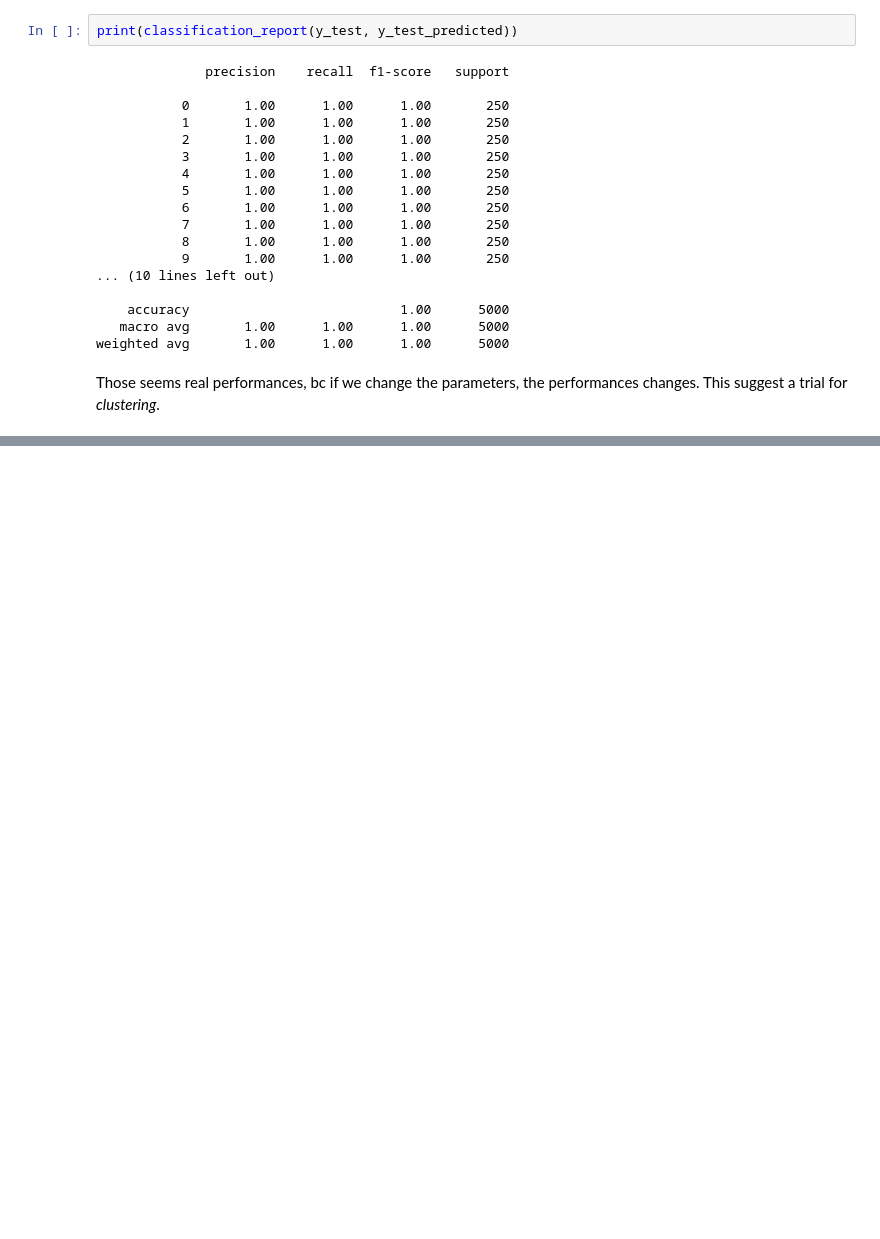
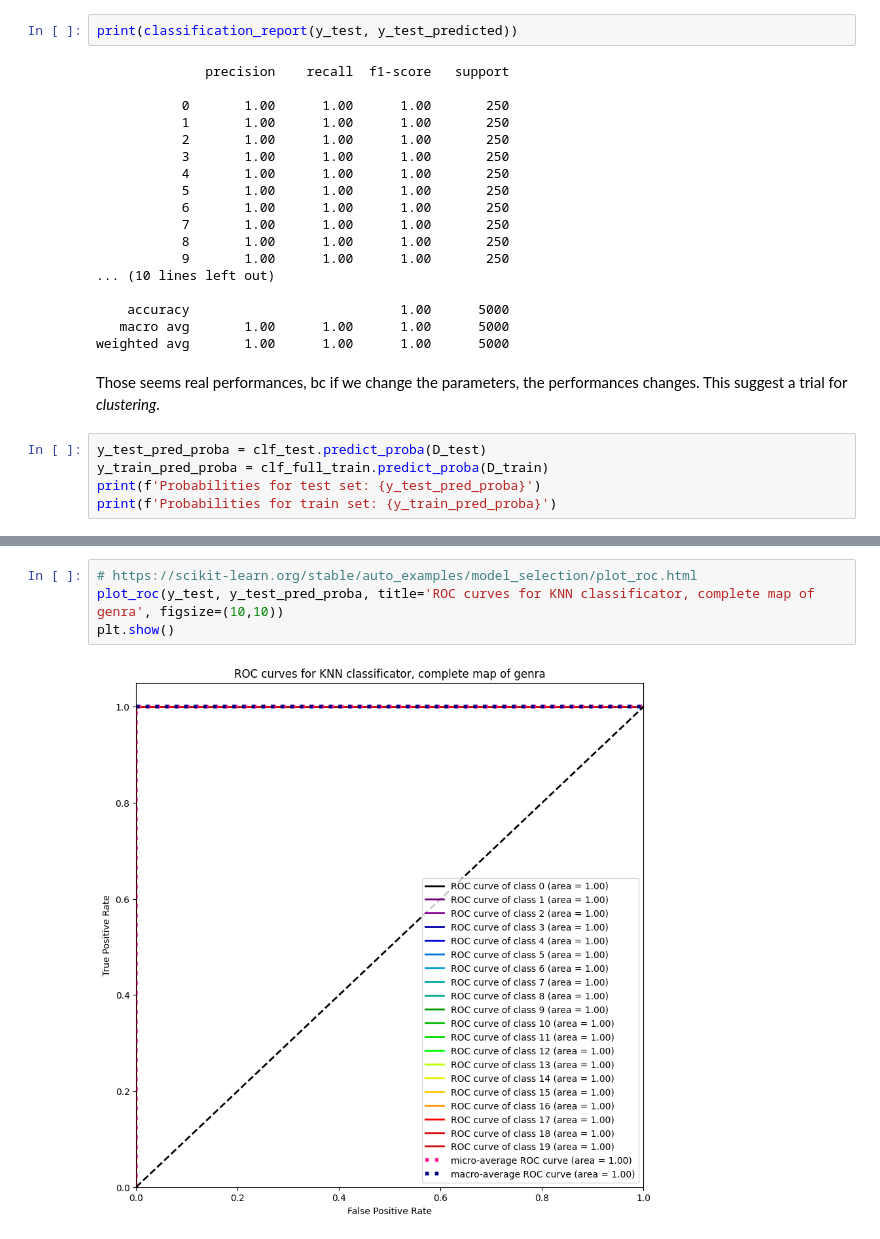
Before and after one commit to chiaratomaiuolo/Data_Mining_project, a Jupyter notebook: classification_bayes_knn.ipynb, the cells around one changed output, grey strips where cells are left out. Cells and saved outputs as stored; diff of their text form; blank space fills up the shorter version.

```diff
--- a/classification_bayes_knn.ipynb
+++ b/classification_bayes_knn.ipynb
@@ -627,3 +523,8 @@ print(classification_report(y_test, y_test_predicted))
 weighted avg       1.00      1.00      1.00      5000
 # %% [markdown]
 Those seems real performances, bc if we change the parameters, the performances changes. This suggest a trial for _clustering_.
+# %%
+y_test_pred_proba = clf_test.predict_proba(D_test)
+y_train_pred_proba = clf_full_train.predict_proba(D_train)
+print(f'Probabilities for test set: {y_test_pred_proba}')
+print(f'Probabilities for train set: {y_train_pred_proba}')
@@ -629,0 +546,6 @@ Those seems real performances, bc if we change the parameters, the performances
+# %%
+# https://scikit-learn.org/stable/auto_examples/model_selection/plot_roc.html
+plot_roc(y_test, y_test_pred_proba, title='ROC curves for KNN classificator, complete map of genra', figsize=(10,10))
+plt.show()
+# %% [output]
+[figure, added]
```
Also changed, not shown: parts of 28 cells of this notebook.
